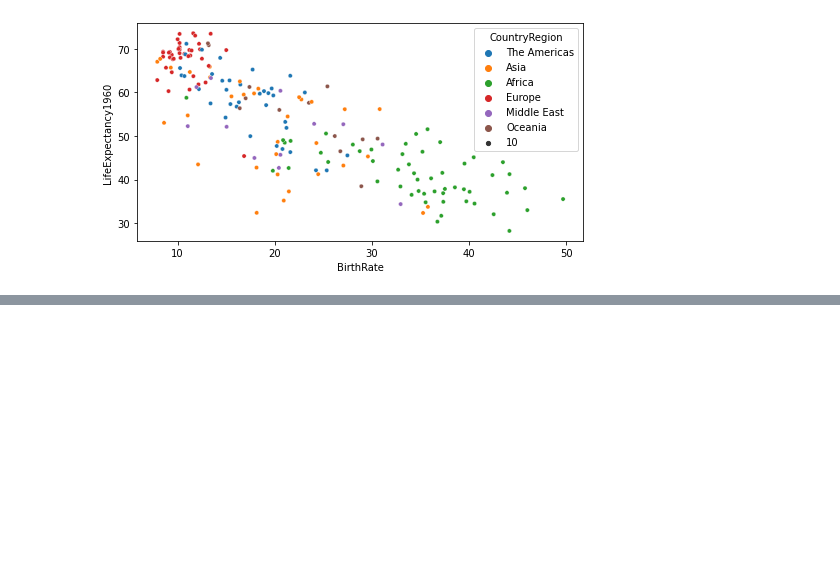
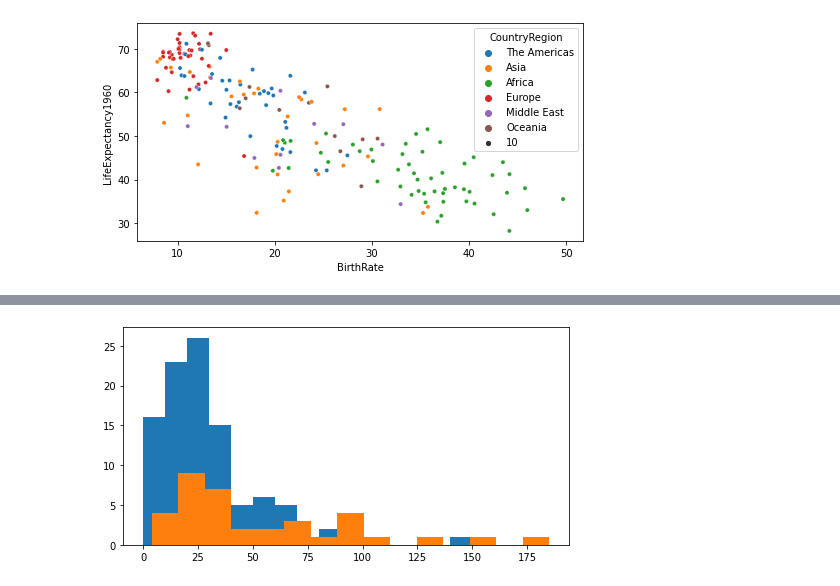
Before and after one commit to sancara/python-a-z, a Jupyter notebook: Exercises.ipynb, the cells around one changed output, grey strips where cells are left out. Saved outputs shown, nothing was run; the diff lists cells and outputs as text; code cells hidden in the pictures; blank space fills up the shorter version.

```diff
--- a/Exercises.ipynb
+++ b/Exercises.ipynb
@@ -524,0 +577,10 @@ sns.scatterplot(data=merged_data, x='BirthRate', y='LifeExpectancy1960', hue='Co
+# %%
+#stacked Histogram
+
+drama_filter = movies_df.Genre == 'Drama'
+thriller_filter = movies_df.Genre == 'Thriller'
+plt.hist(movies_df.BudgetMillions[drama_filter], bins=15)
+plt.hist(movies_df.BudgetMillions[thriller_filter], bins=15)
+plt.show()
+# %% [output]
+[figure, added]
```
Also changed, not shown: parts of 20 cells of this notebook, 1 other file.
